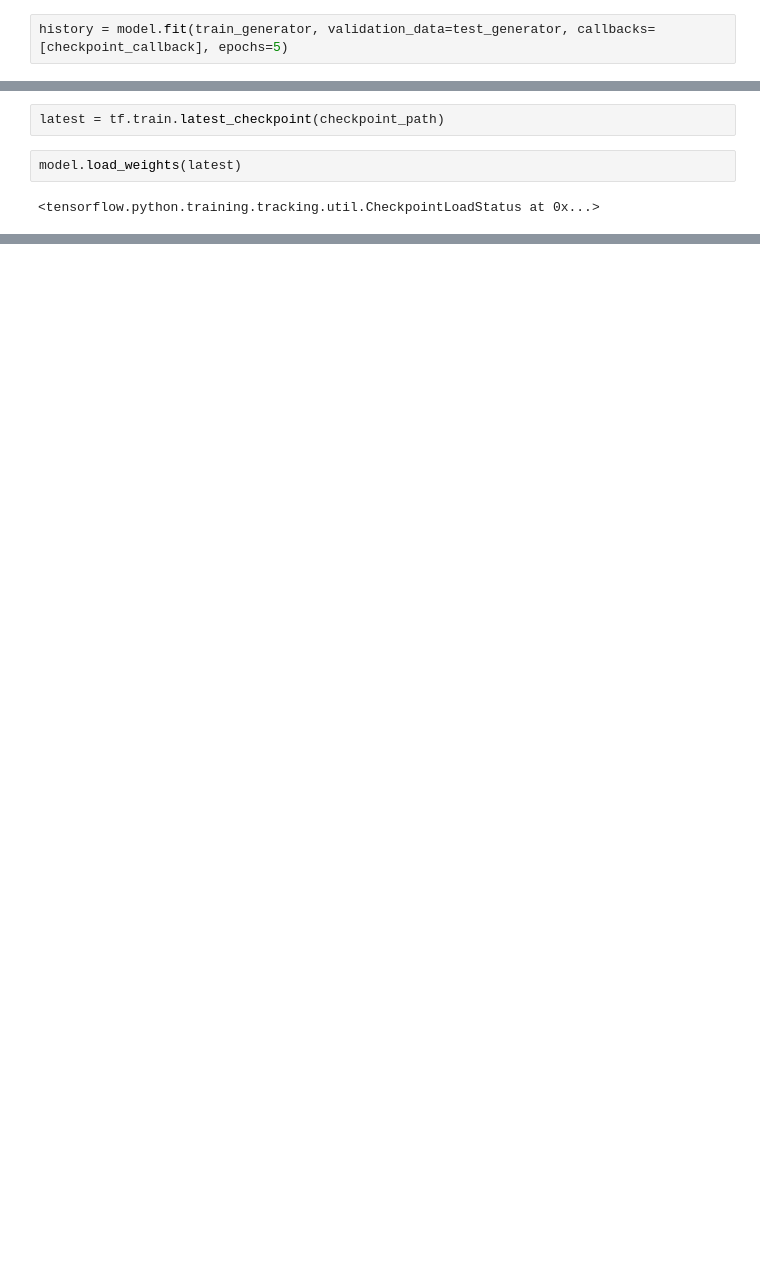
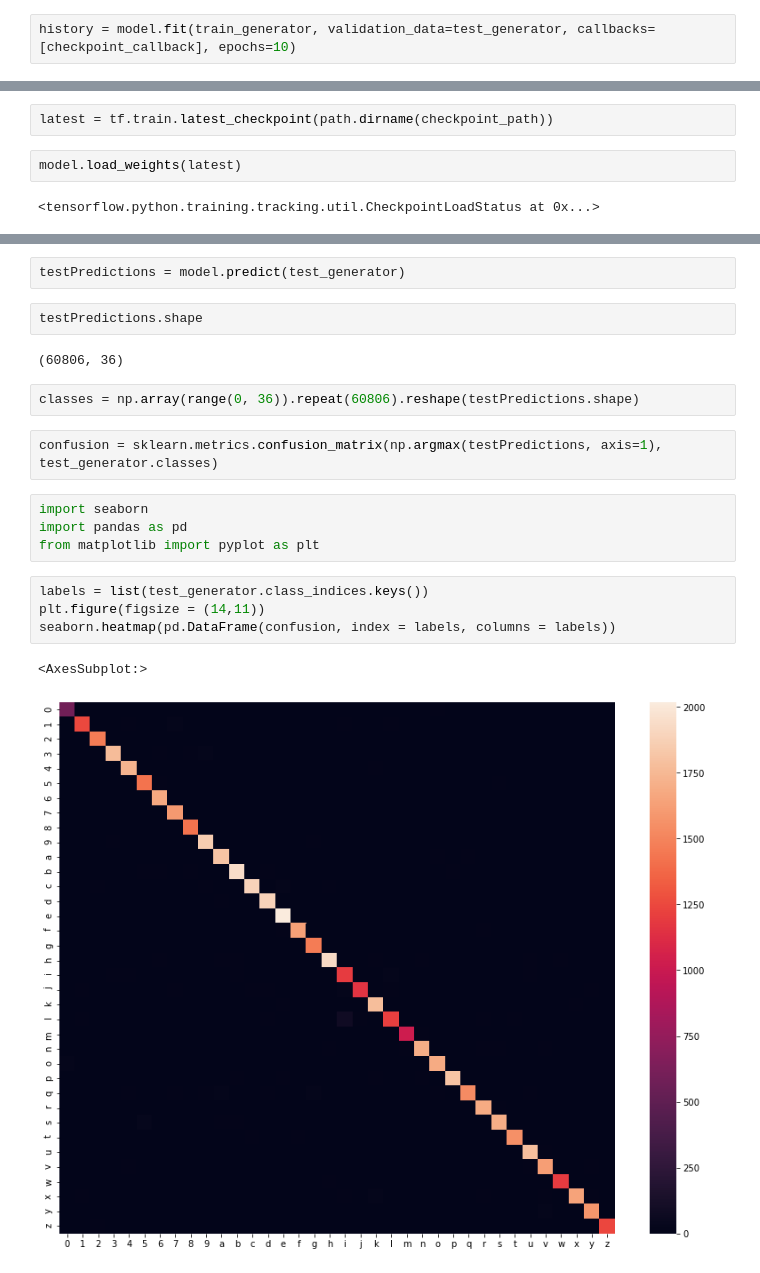
Before and after one commit to maciejewiczow/psi-project-captcha, a Jupyter notebook: train.ipynb, the cells around one changed output, grey strips where cells are left out. Drawn from its saved outputs; the diff is of its cells as text; blank space fills up the shorter version.

```diff
--- a/train.ipynb
+++ b/train.ipynb
@@ -51,5 +53,5 @@ checkpoint_callback = tf.keras.callbacks.ModelCheckpoint(
     save_best_only=True
 )
 # %%
-history = model.fit(train_generator, validation_data=test_generator, callbacks=[checkpoint_callback], epochs=5)
+history = model.fit(train_generator, validation_data=test_generator, callbacks=[checkpoint_callback], epochs=10)
 # %% [output]
@@ -71,5 +83,5 @@ model.evaluate(test_generator)
 # %%
-latest = tf.train.latest_checkpoint(checkpoint_path)
+latest = tf.train.latest_checkpoint(path.dirname(checkpoint_path))
 # %%
 model.load_weights(latest)
 # %% [output]
@@ -91,0 +96,21 @@ INFO:tensorflow:Assets written to: captcha\assets
+# %%
+testPredictions = model.predict(test_generator)
+# %%
+testPredictions.shape
+# %% [output]
+(60806, 36)
+# %%
+classes = np.array(range(0, 36)).repeat(60806).reshape(testPredictions.shape)
+# %%
+confusion = sklearn.metrics.confusion_matrix(np.argmax(testPredictions, axis=1), test_generator.classes)
+# %%
+import seaborn
+import pandas as pd
+from matplotlib import pyplot as plt
+# %%
+labels = list(test_generator.class_indices.keys())
+plt.figure(figsize = (14,11))
+seaborn.heatmap(pd.DataFrame(confusion, index = labels, columns = labels))
+# %% [output]
+<AxesSubplot:>
+[figure, added]
```
Also changed, not shown: parts of 5 cells of this notebook, 2 other files.
